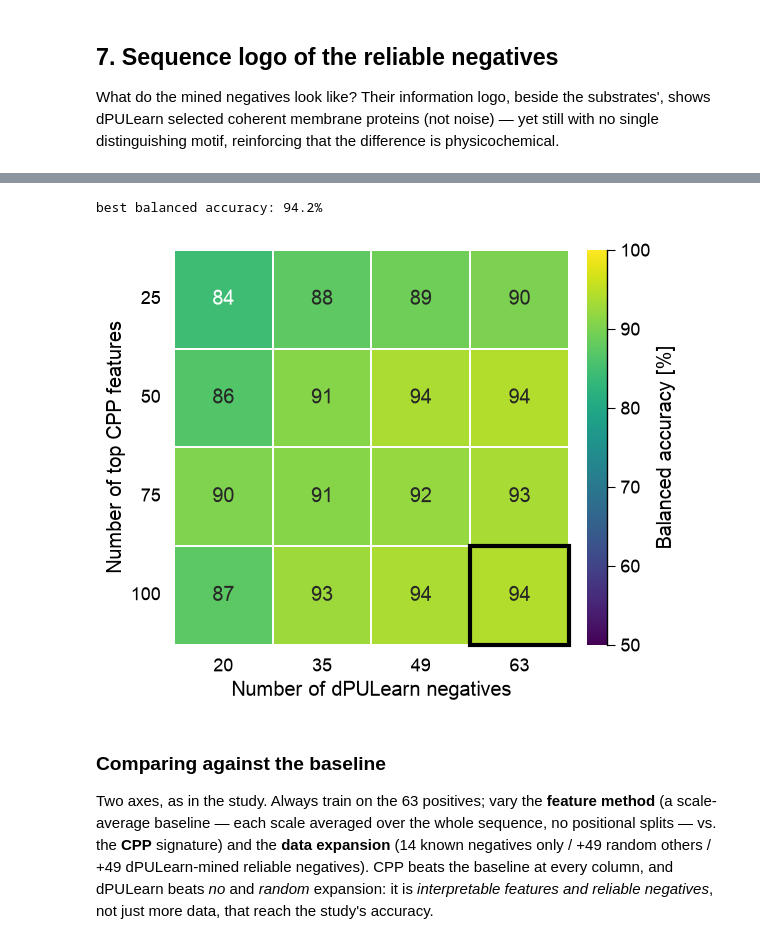
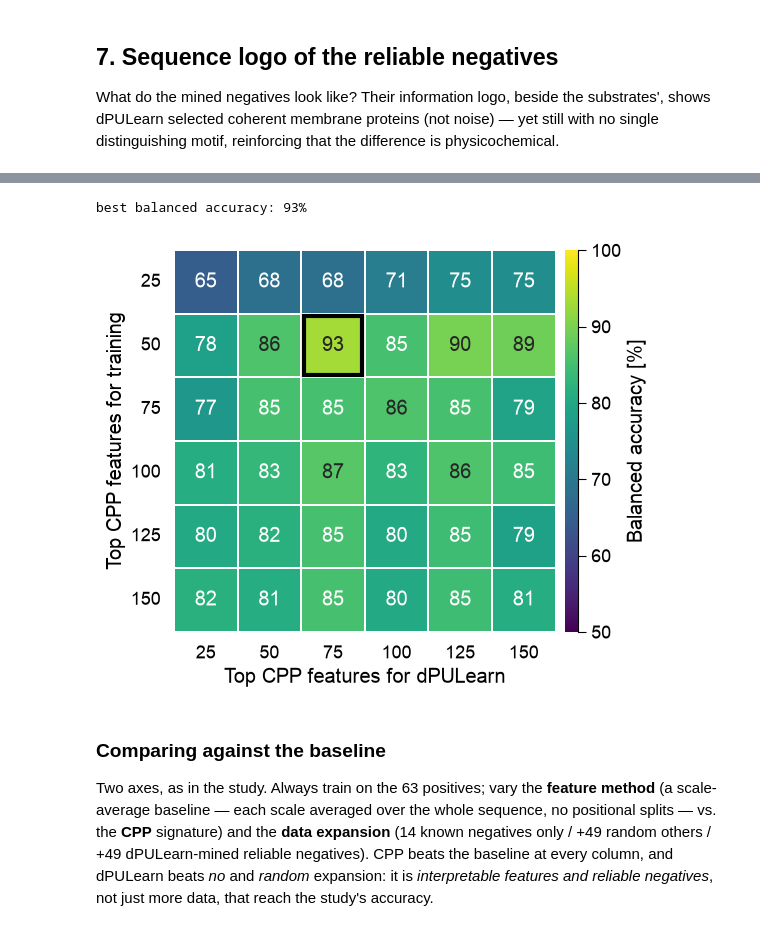
Before and after one commit to breimanntools/aaanalysis, a Jupyter notebook: use_cases/use_case1_gamma_secretase.ipynb, the cells around one changed output, grey strips where cells are left out. Saved outputs shown, nothing was run; the diff lists cells and outputs as text; code cells hidden in the pictures.

```diff
--- a/use_cases/use_case1_gamma_secretase.ipynb
+++ b/use_cases/use_case1_gamma_secretase.ipynb
@@ -458,34 +523,63 @@ extended by the top dPULearn-mined negatives).
 # %%
+# Sweep the number of top CPP features used for dPULearn negative identification (columns) and for
+# model training (rows). Fair evaluation: substrates vs the 14 KNOWN non-substrates by leave-one-out,
+# with the dPULearn-mined negatives only ever in the training set.
+n_train = [25, 50, 75, 100, 125, 150]
+n_dpu = [25, 50, 75, 100, 125, 150]
 feat_list = df_feat["feature"]
-n_feats = [25, 50, 75, 100]
-n_negs = [20, 35, 49, 63]
-heat = np.zeros((len(n_feats), len(n_negs)))
-for i, nf in enumerate(n_feats):
-    feats = feat_list.iloc[:nf]
-    Xp = sf.feature_matrix(features=feats, df_parts=sf.get_df_parts(df_seq=df_pos, list_parts=best_parts), df_scales=df_scales_red)
-    Xk = sf.feature_matrix(features=feats, df_parts=sf.get_df_parts(df_seq=df_known, list_parts=best_parts), df_scales=df_scales_red)
-    Xo = sf.feature_matrix(features=feats, df_parts=sf.get_df_parts(df_seq=df_others, list_parts=best_parts), df_scales=df_scales_red)
-    d = aa.dPULearn(random_state=42)
-    d.fit(X=np.vstack([Xp, Xo]), labels=np.array([1]*len(Xp) + [2]*len(Xo)), n_unl_to_neg=max(n_negs))
-    order = np.where(np.asarray(d.labels_)[len(Xp):] == 0)[0]
-    for j, nn in enumerate(n_negs):
-        take = min(nn, len(order))
-        X = np.vstack([Xp, Xk, Xo[order[:take]]])
-        heat[i, j] = balanced_acc(X, [1]*len(Xp) + [0]*(len(Xk) + take))
-print("best balanced accuracy: %.1f%%" % heat.max())
+def _fm(feats, df):
+    return sf.feature_matrix(features=feats, df_parts=sf.get_df_parts(df_seq=df, list_parts=best_parts),
+                             df_scales=df_scales_red)
+
+def fair_bacc(Xp, Xk, Xm):
+    # leave-one-out over positives + known non-substrates; mined negatives always in the training fold
+    Xe = np.vstack([Xp, Xk]); ye = np.array([1] * len(Xp) + [0] * len(Xk)); ym = np.zeros(len(Xm))
+    pred = np.empty(len(Xe))
+    for i in range(len(Xe)):
+        tr = np.delete(np.arange(len(Xe)), i)
+        clf = SVC(kernel="linear").fit(np.vstack([Xe[tr], Xm]), np.concatenate([ye[tr], ym]))
+        pred[i] = clf.predict(Xe[i:i + 1])[0]
+    return balanced_accuracy_score(ye, pred) * 100
+
+heat = np.zeros((len(n_train), len(n_dpu)))
+for j, nd in enumerate(n_dpu):
+    Xp_d, Xo_d = _fm(feat_list[:nd], df_pos), _fm(feat_list[:nd], df_others)
+    d = aa.dPULearn(random_state=42).fit(X=np.vstack([Xp_d, Xo_d]),
+        labels=np.array([1] * len(Xp_d) + [2] * len(Xo_d)), n_unl_to_neg=49)
+    mined = np.where(np.asarray(d.labels_)[len(Xp_d):] == 0)[0]
+    for i, nt in enumerate(n_train):
+        heat[i, j] = fair_bacc(_fm(feat_list[:nt], df_pos), _fm(feat_list[:nt], df_known),
+                               _fm(feat_list[:nt], df_others.iloc[mined]))
+print("best balanced accuracy: %.0f%%" % heat.max())
 # %% [output]
-best balanced accuracy: 94.2%
+best balanced accuracy: 93%
 # %%
-df_eval = pd.DataFrame(heat, index=n_feats, columns=n_negs)
-# One call: the recurring "score grid -> heatmap -> box the best config" block.
+df_eval = pd.DataFrame(heat, index=n_train, columns=n_dpu)
 aa.plot_settings(weight_bold=False, font_scale=0.8)
-fig, ax = aa.AAPredPlot().eval(df_eval, kind="heatmap", vmin=50, vmax=100,
-                               cbar_label="Balanced accuracy [%]")
-ax.set_xlabel("Number of dPULearn negatives"); ax.set_ylabel("Number of top CPP features")
+ax = sns.heatmap(df_eval, vmin=50, vmax=100, cmap="viridis", annot=True, fmt=".0f", square=True,
+                 linewidth=0.1, cbar=False)
+# Bold black edge on the optimal (max balanced accuracy) cell.
+_bi, _bj = map(int, np.unravel_index(np.asarray(df_eval).argmax(), df_eval.shape))
+ax.add_patch(plt.Rectangle((_bj + 0.04, _bi + 0.04), 0.92, 0.92, fill=False, edgecolor="black", lw=3, clip_on=False))
+ax.tick_params(left=False, bottom=False)
+plt.yticks(rotation=0); plt.xticks(rotation=0)
+plt.xlabel("Top CPP features for dPULearn"); plt.ylabel("Top CPP features for training")
 plt.tight_layout()
+# Colorbar sized to the heatmap grid (same height), showing only its right edge (tick-thick).
+fig = ax.figure; fig.canvas.draw()
+_inv = fig.transFigure.inverted()
+_tl = _inv.transform(ax.transData.transform((0, 0)))
+_br = _inv.transform(ax.transData.transform((df_eval.shape[1], df_eval.shape[0])))
+cbar = fig.colorbar(ax.collections[0], label="Balanced accuracy [%]",
+                    cax=fig.add_axes([_br[0] + 0.015, min(_tl[1], _br[1]), 0.02, abs(_tl[1] - _br[1])]))
+cbar.outline.set_visible(False)
+for _side in ["left", "top", "bottom"]:
+    cbar.ax.spines[_side].set_visible(False)
+cbar.ax.spines["right"].set_visible(True)
+cbar.ax.spines["right"].set_linewidth(plt.rcParams["ytick.major.width"])
 plt.show()
 # %% [output]
-[figure, old version]
+[figure, new version]
 # %% [markdown]
 ### Comparing against the baseline
 
```
Also changed, not shown: parts of 39 cells of this notebook.
